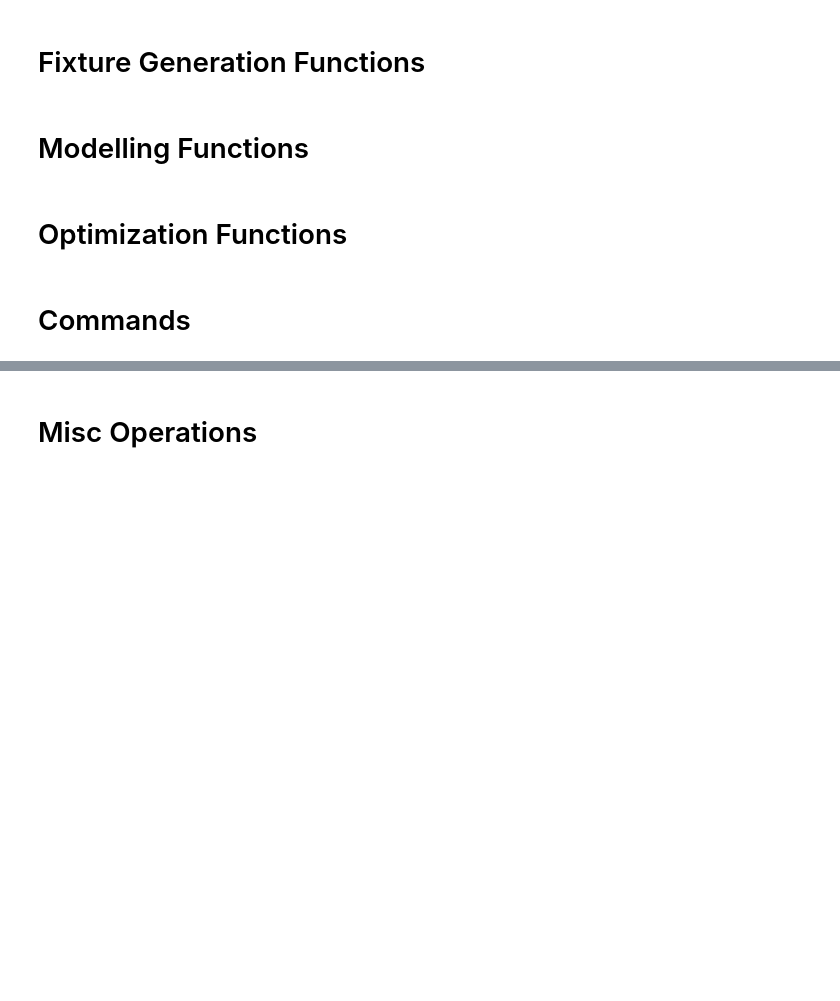
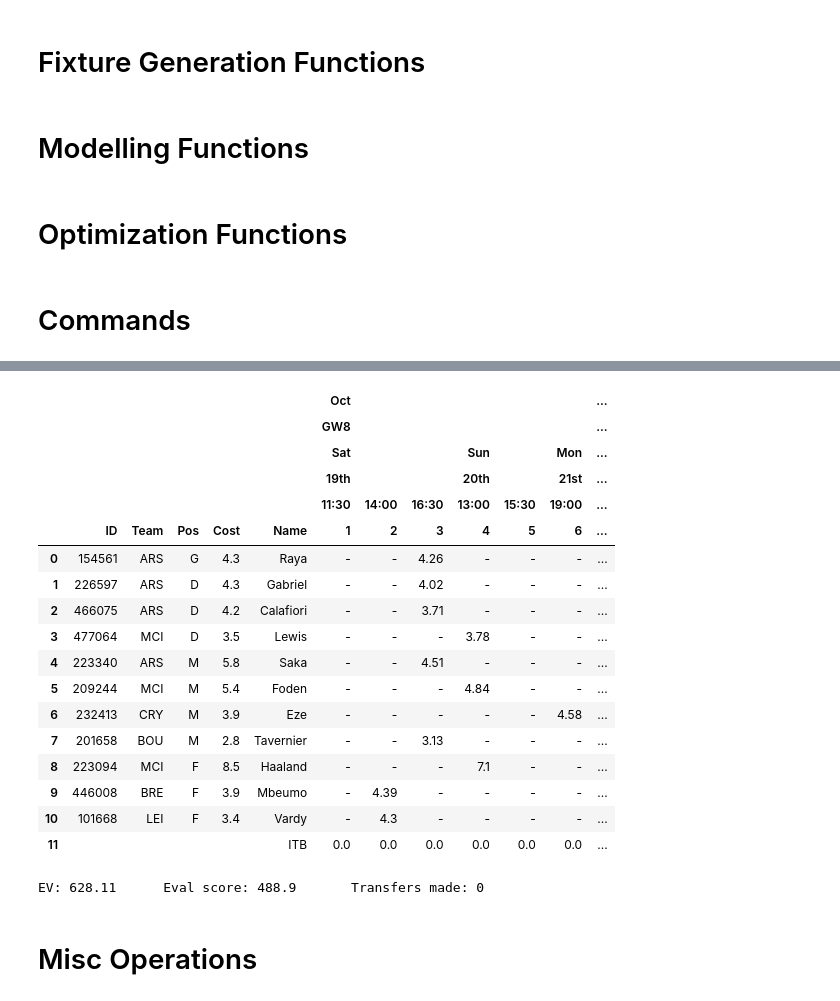
Before and after one commit to SamTroy/TFF_Optimization, a Jupyter notebook: notebooks/tff_optimization.ipynb, the cells around one changed output, grey strips where cells are left out. Drawn from its saved outputs; the diff is of its cells as text; code cells hidden in the pictures; blank space fills up the shorter version.

Commit message:
Model and fixture update

```diff
--- a/notebooks/tff_optimization.ipynb
+++ b/notebooks/tff_optimization.ipynb
@@ -544,7 +544,7 @@ def read_squad_from_json(squad_name):
         data = json.load(fp)
     return data[squad_name]
 
-def check_squad_and_save(squad=[], save_team_as=None):
+def input_squad_and_save(squad=[], save_team_as=None):
 
     if squad==[] and save_team_as is not None:
         print('No players in team to save')
@@ -592,6 +592,11 @@ def check_squad_and_save(squad=[], save_team_as=None):
             json.dump(data, fp)
         print(f'Valid squad saved as {save_team_as}')
     return
+
+def view_squad(squad_name = 1):
+    squad = read_squad_from_json(squad_name)
+    input_squad_and_save(squad=squad, save_team_as=None)
+    return
 # %%
 def solve_tff_mp(ev_df, fixture_df, initial_squad, last_date=None, flatten_dates_after=None,
                  total_pts_cutoff=None, ppm_cutoff=None,
@@ -604,7 +609,7 @@ def solve_tff_mp(ev_df, fixture_df, initial_squad, last_date=None, flatten_dates
 
         initial_squad = read_squad_from_json(initial_squad)
         print('Initial team:')
-        check_squad_and_save(squad=initial_squad, save_team_as=None)
+        input_squad_and_save(squad=initial_squad, save_team_as=None)
 
     if objective == 'regular':
         weekly_decay = 1
@@ -981,4 +1060,4 @@ fixture_results = generate_fixtures(custom_fixtures=None, exclude_past_games=Tru
 # %%
-ev_results = generate_ev(custom_fixtures=None, exclude_past_games=True, last_date='2025-01-15', xmin_cutoff=30)
+ev_results = generate_ev(custom_fixtures=None, exclude_past_games=True, last_date='2025-01-16', xmin_cutoff=30, aux_weight=0)
 ev_df = ev_results['ev_df']
 fixture_df = ev_results['fixture_df']
@@ -987,7 +1082,28 @@ fixture_df = ev_results['fixture_df']
 # %%
-solve_results = solve_tff_mp(ev_df=ev_df, fixture_df=fixture_df, initial_squad=None, last_date='2025-01-15', flatten_dates_after='2024-10-5',
+solve_results = solve_tff_mp(ev_df=ev_df, fixture_df=fixture_df, initial_squad=None, last_date='2025-01-15', flatten_dates_after='2024-12-07',
                              total_pts_cutoff=0.3, ppm_cutoff=0.5,
-                             ta_tot=40, ta_gw=5, objective='decay', weekly_decay=0.95, transfer_cost=7)
+                             exclusions=None, keeps=None,
+                             ta_tot=40, ta_gw=5, objective='decay', weekly_decay=0.95, transfer_cost=7.5)
+# %% [output]
+|  |  |  |  |  |  | Oct |  |  |  |  |  | ... |
+|  |  |  |  |  |  | GW8 |  |  |  |  |  | ... |
+|  |  |  |  |  |  | Sat |  |  | Sun |  | Mon | ... |
+|  |  |  |  |  |  | 19th |  |  | 20th |  | 21st | ... |
+|  |  |  |  |  |  | 11:30 | 14:00 | 16:30 | 13:00 | 15:30 | 19:00 | ... |
+|  | ID | Team | Pos | Cost | Name | 1 | 2 | 3 | 4 | 5 | 6 | ... |
+| 0 | 154561 | ARS | G | 4.3 | Raya | - | - | 4.26 | - | - | - | ... |
+| 1 | 226597 | ARS | D | 4.3 | Gabriel | - | - | 4.02 | - | - | - | ... |
+| 2 | 466075 | ARS | D | 4.2 | Calafiori | - | - | 3.71 | - | - | - | ... |
+| 3 | 477064 | MCI | D | 3.5 | Lewis | - | - | - | 3.78 | - | - | ... |
+| 4 | 223340 | ARS | M | 5.8 | Saka | - | - | 4.51 | - | - | - | ... |
+| 5 | 209244 | MCI | M | 5.4 | Foden | - | - | - | 4.84 | - | - | ... |
+| 6 | 232413 | CRY | M | 3.9 | Eze | - | - | - | - | - | 4.58 | ... |
+| 7 | 201658 | BOU | M | 2.8 | Tavernier | - | - | 3.13 | - | - | - | ... |
+| 8 | 223094 | MCI | F | 8.5 | Haaland | - | - | - | 7.1 | - | - | ... |
+| 9 | 446008 | BRE | F | 3.9 | Mbeumo | - | 4.39 | - | - | - | - | ... |
+| 10 | 101668 | LEI | F | 3.4 | Vardy | - | 4.3 | - | - | - | - | ... |
+| 11 |  |  |  |  | ITB | 0.0 | 0.0 | 0.0 | 0.0 | 0.0 | 0.0 | ... |
+EV: 628.11      Eval score: 488.9       Transfers made: 0
 # %%
 sim_results = solve_tff_mp_sim(ev_df=ev_df, fixture_df=fixture_df, initial_squad=None, last_date='2025-01-15', flatten_dates_after='2024-10-5',
                                total_pts_cutoff=0.3, ppm_cutoff=0.5,
```
Also changed, not shown: parts of 8 cells of this notebook, 1 other file.
